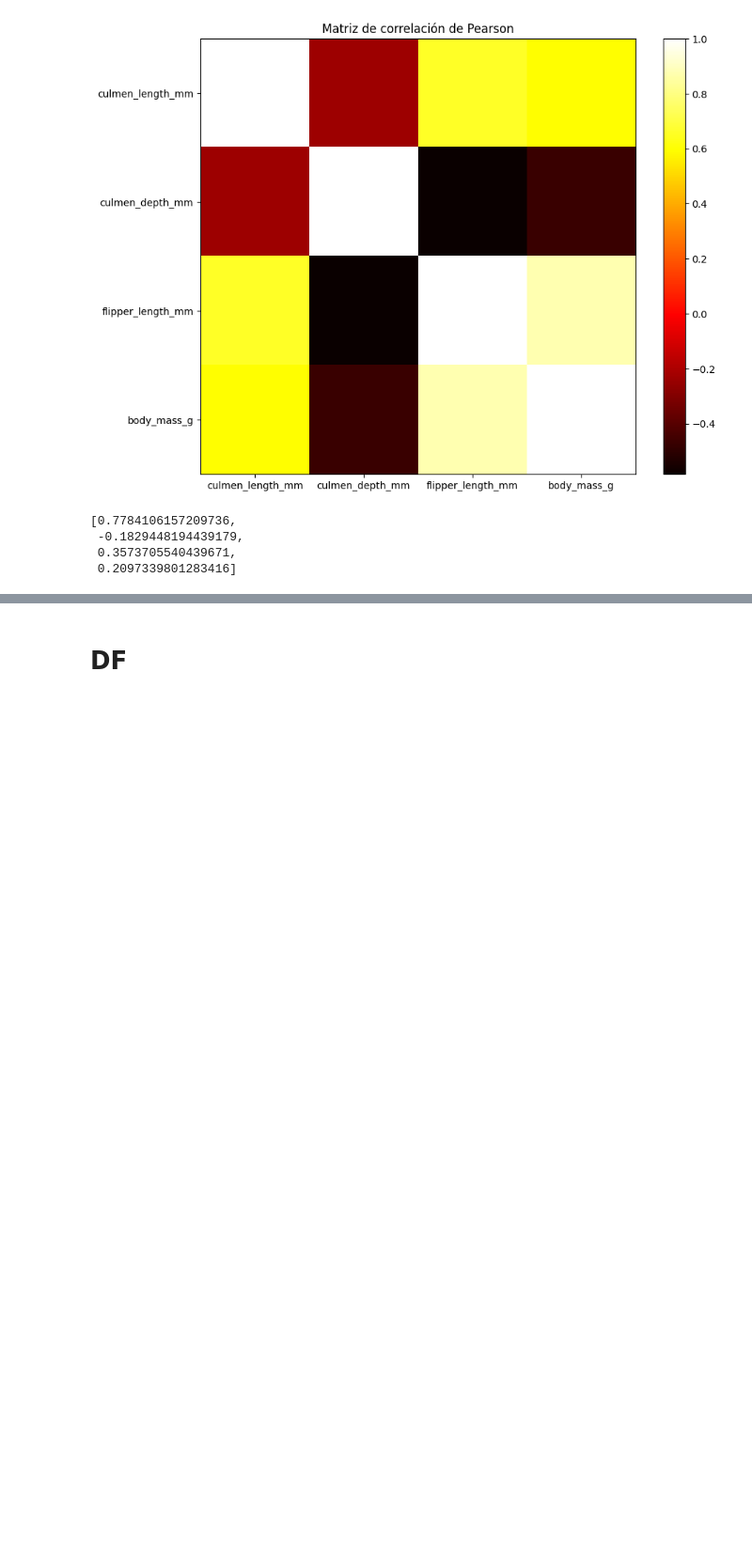
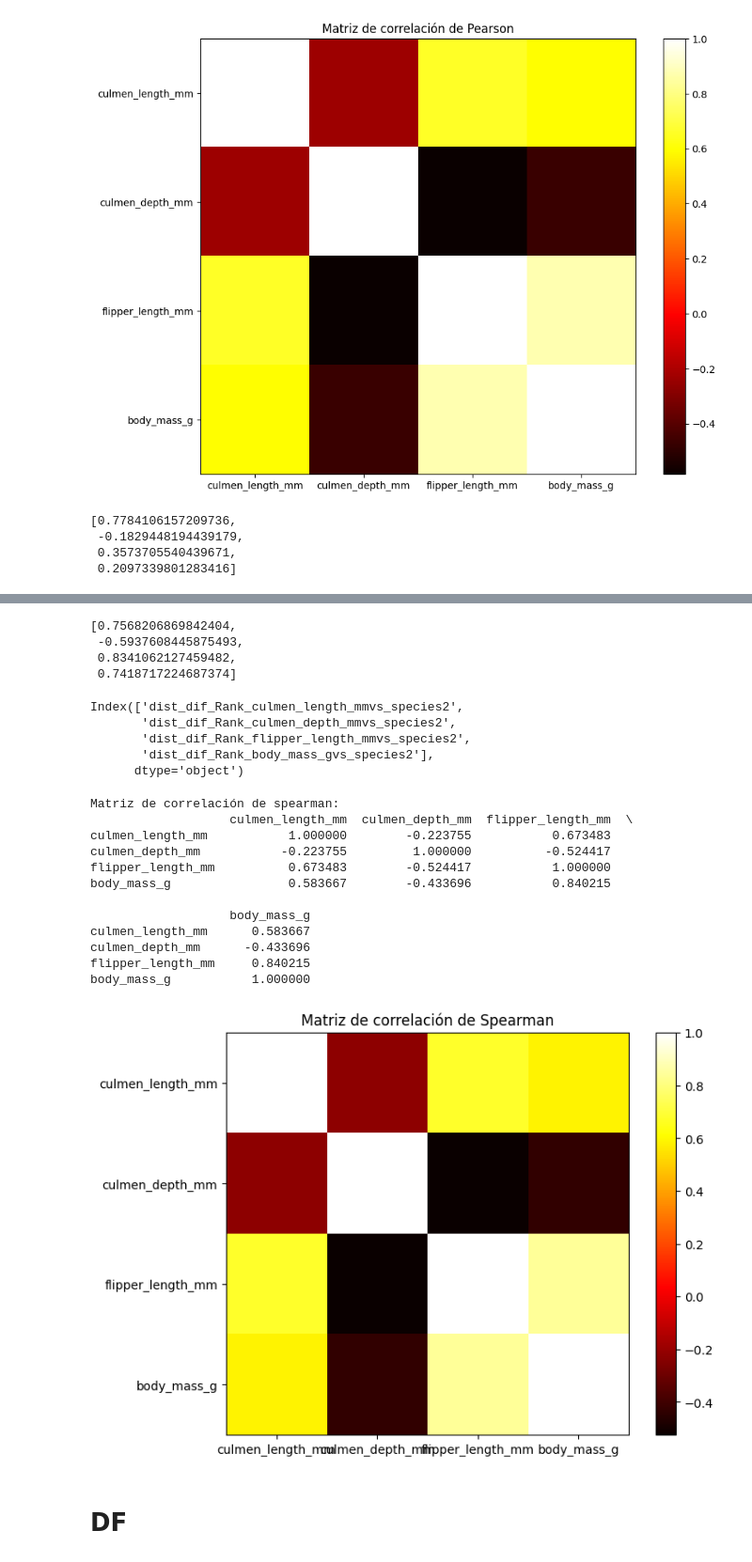
Before and after one commit to FersLeon/Pr-ctica-3.3-AyVD-, a Jupyter notebook: Práctica3_3_AyVD.ipynb, the cells around one changed output, grey strips where cells are left out. Shown at 94% size. Drawn from its saved outputs; the diff is of its cells as text; code cells hidden in the pictures; blank space fills up the shorter version.

Commit message:
Coeficiente Spearman

```diff
--- a/Práctica3_3_AyVD.ipynb
+++ b/Práctica3_3_AyVD.ipynb
@@ -275,3 +313,57 @@ pearson
+# %%
+#spearman
+N = len(data_n)
+est_p = []
+for col in data_n.columns[18:-1]:
+  p = (1 - ( ( 6 * (data_n[col].sum()) ) / (N * ( (N**2) - 1 ) ) ) )
+  est_p.append(p)
+
+est_p
+# %% [output]
+[0.7568206869842404,
+ -0.5937608445875493,
+ 0.8341062127459482,
+ 0.7418717224687374]
+# %%
+data_n.columns[18:-1]
+# %% [output]
+Index(['dist_dif_Rank_culmen_length_mmvs_species2',
+       'dist_dif_Rank_culmen_depth_mmvs_species2',
+       'dist_dif_Rank_flipper_length_mmvs_species2',
+       'dist_dif_Rank_body_mass_gvs_species2'],
+      dtype='object')
+# %%
+import numpy as np
+
+# Obtener la matriz de correlación de Kendall entre las características
+correlation_matrix = datos[columns_to_compare].corr(method='spearman')
+
+# Mostrar la matriz de correlación como un conjunto de números
+print("Matriz de correlación de spearman:")
+print(correlation_matrix)
+
+# Visualizar la matriz de correlación como un gráfico de dispersión
+plt.figure(figsize=(8, 6))
+plt.imshow(correlation_matrix, cmap='hot', interpolation='nearest')
+plt.colorbar()
+plt.title('Matriz de correlación de Spearman')
+plt.xticks(np.arange(len(columns_to_compare)), columns_to_compare)
+plt.yticks(np.arange(len(columns_to_compare)), columns_to_compare)
+plt.show()
+# %% [output]
+Matriz de correlación de spearman:
+                   culmen_length_mm  culmen_depth_mm  flipper_length_mm  \
+culmen_length_mm           1.000000        -0.223755           0.673483
+culmen_depth_mm           -0.223755         1.000000          -0.524417
+flipper_length_mm          0.673483        -0.524417           1.000000
+body_mass_g                0.583667        -0.433696           0.840215
+
+                   body_mass_g
+culmen_length_mm      0.583667
+culmen_depth_mm      -0.433696
+flipper_length_mm     0.840215
+body_mass_g           1.000000
+[figure, added]
 # %% [markdown]
 # DF
 # %%
```
Also changed, not shown: parts of 5 cells of this notebook.
